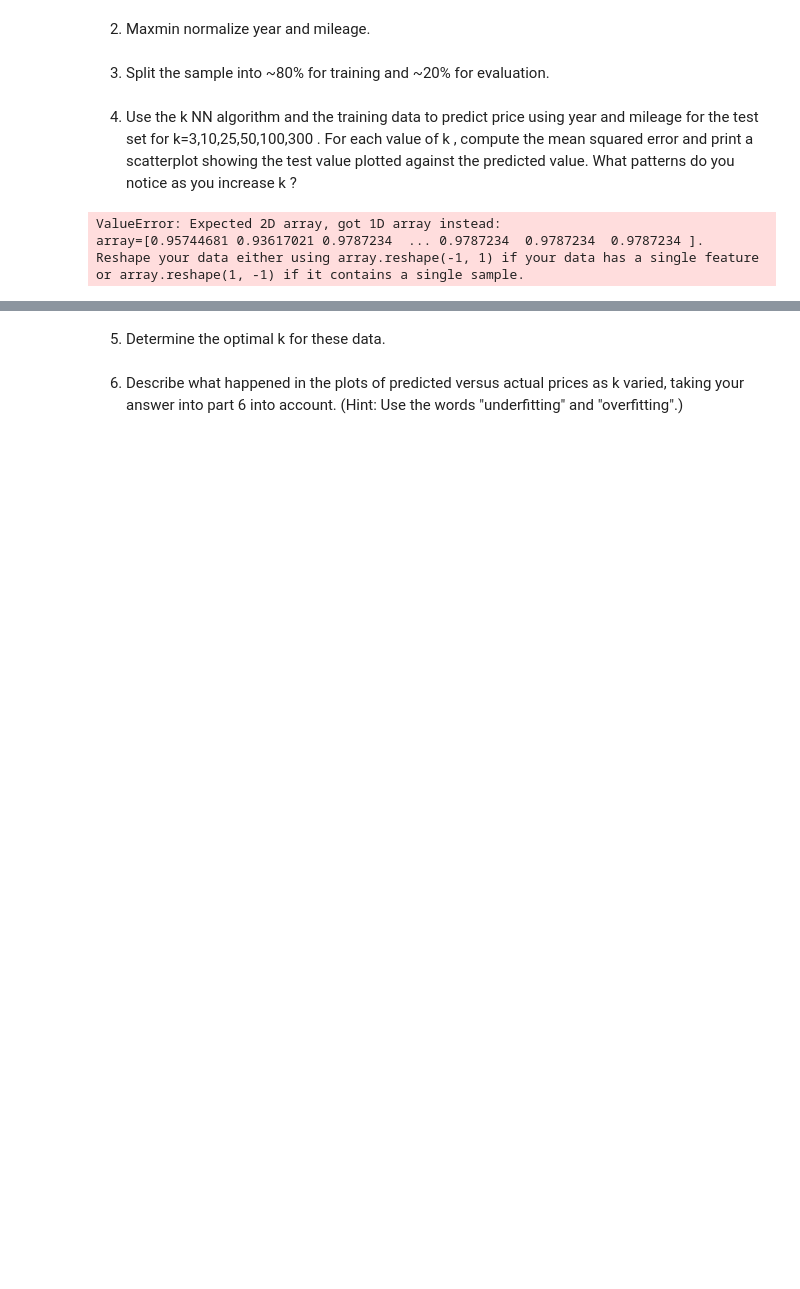
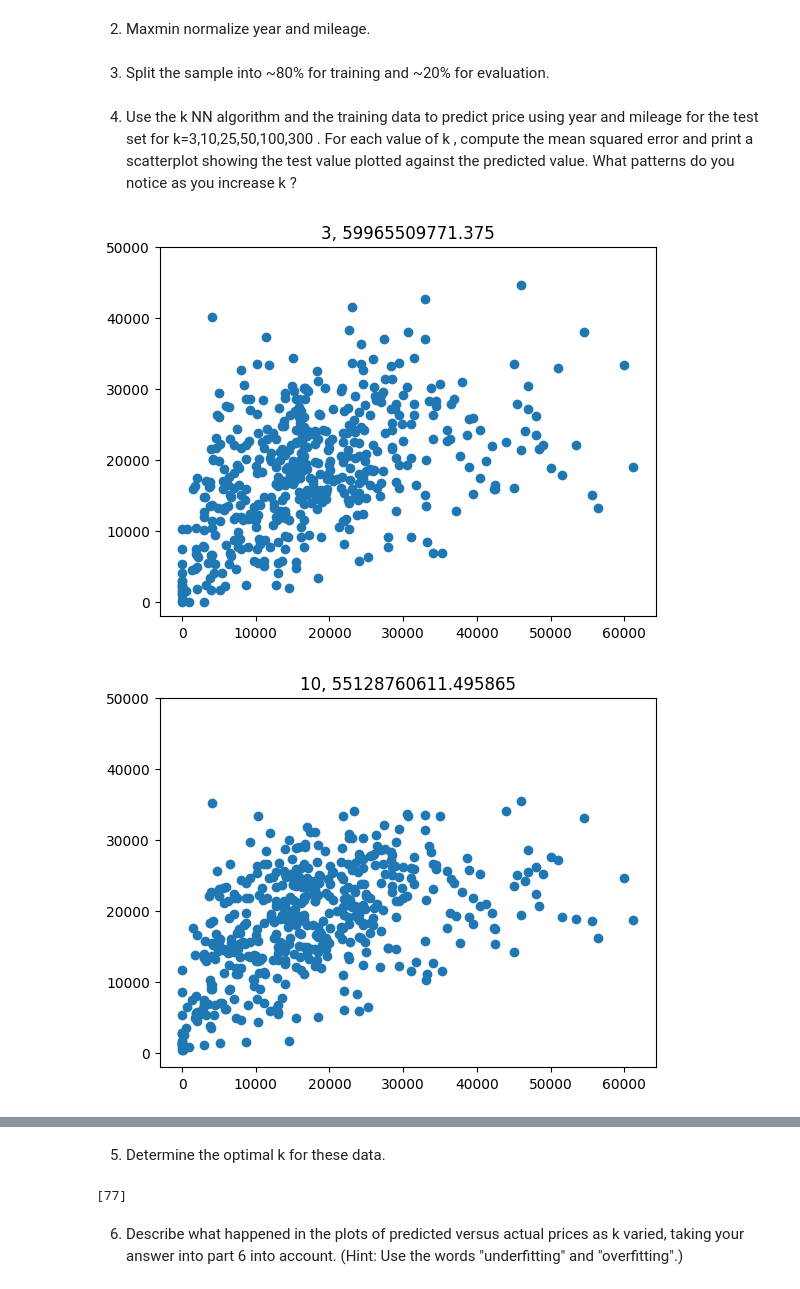
Before and after one commit to awhitehouse1/knn, a Jupyter notebook: assignment_knn.ipynb, the cells around one changed output, grey strips where cells are left out. Drawn from its saved outputs; the diff is of its cells as text; code cells hidden in the pictures; blank space fills up the shorter version.

```diff
--- a/assignment_knn.ipynb
+++ b/assignment_knn.ipynb
@@ -42,21 +50,31 @@ df['mileage'] = maxmin(df['mileage'])
 3. Split the sample into ~80% for training and ~20% for evaluation.
 # %%
 from sklearn.model_selection import train_test_split
-X_train, X_test, y_train, y_test = train_test_split(df['year'], df['mileage'],
+# target variable is price
+X = df.loc[:,['year','mileage']] # Create feature matrix
+y = df['price']
+X_train, X_test, y_train, y_test = train_test_split(X, y,
                                                     test_size=.2,
                                                     random_state=100)
 # %% [markdown]
 4. Use the  k NN algorithm and the training data to predict price using year and mileage for the test set for  k=3,10,25,50,100,300 . For each value of  k , compute the mean squared error and print a scatterplot showing the test value plotted against the predicted value. What patterns do you notice as you increase  k ?
 # %%
+import matplotlib.pyplot as plt
+
 k_list = [3, 10, 25, 50, 100, 300]
 for k in k_list:
-    model = KNeighborsRegressor(n_neighbors=k+1).fit(X_train, y_train) # Create a sk model for k
-    # fitted_model = model.fit(X_train, y_train)
-    y_hat = model.predict(X_test) # Predict values for test set
-    SSE = np.sum( (y_test-y_hat)**2 ) # Save the computed SSE for test set
+    model = KNeighborsRegressor(n_neighbors=k+1)
+    fitted_model = model.fit(X_train, y_train)
+    y_hat = fitted_model.predict(X_test)
+    SSE = np.sum((y_test-y_hat)**2)
+    plot, axes = plt.subplots()
+    plt.title(str(k) + ", " + str(SSE))
+    plt.ylim(-2000, 50000)
+    plt.scatter(y_test, y_hat)
+    plt.show
 
-    sns.scatterplot(y_test, y_hat)
+    # As K increases, the points get more condensed in the lower half of the graph.
+    # The mean squared error also decreases as K increases to 100, but then it starts to increase.
 # %% [output]
-ValueError: Expected 2D array, got 1D array instead:
-array=[0.95744681 0.93617021 0.9787234  ... 0.9787234  0.9787234  0.9787234 ].
-Reshape your data either using array.reshape(-1, 1) if your data has a single feature or array.reshape(1, -1) if it contains a single sample.
+[figure, added]
+[figure, added]
@@ -63,4 +85,21 @@ Reshape your data either using array.reshape(-1, 1) if your data has a single fe
 # %% [markdown]
 5. Determine the optimal  k  for these data.
+# %%
+k_bar = 300 # Number of k's to try
+SSE = np.zeros(k_bar) # We'll store the SSE's here
+
+for k in range(k_bar):
+    model = KNeighborsRegressor(n_neighbors=k+1)
+    fitted_model = model.fit(X_train, y_train)
+    y_hat = fitted_model.predict(X_test)
+    SSE[k] = np.sum((y_test-y_hat)**2)
+
+
+SSE_min = np.min(SSE)
+min_index = np.where(SSE==SSE_min)
+k_star = min_index[0]+1 # Find the optimal value of k; why index+1?
+print(k_star) # The optimal K is 77
+# %% [output]
+[77]
 # %% [markdown]
 6. Describe what happened in the plots of predicted versus actual prices as  k  varied, taking your answer into part 6 into account. (Hint: Use the words "underfitting" and "overfitting".)
```
Also changed, not shown: parts of 9 cells of this notebook.
